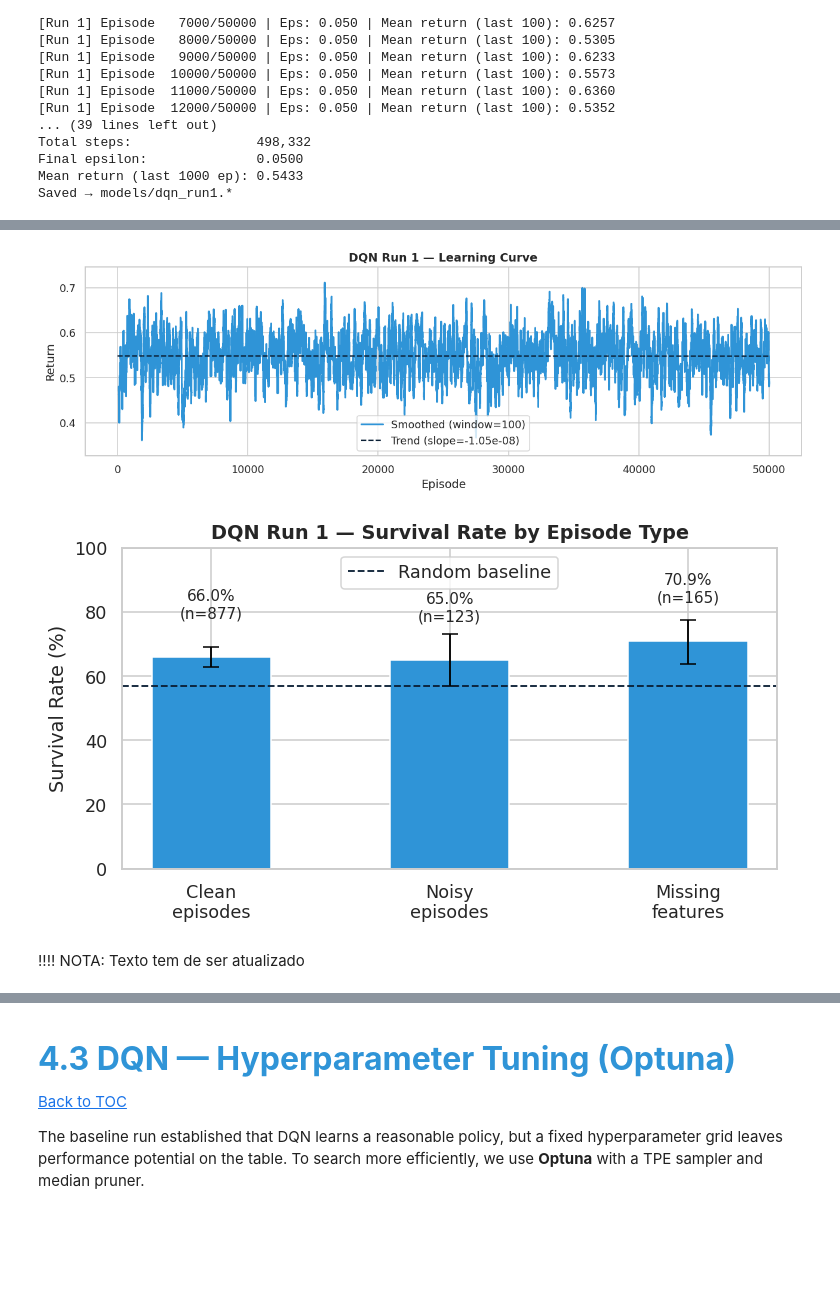
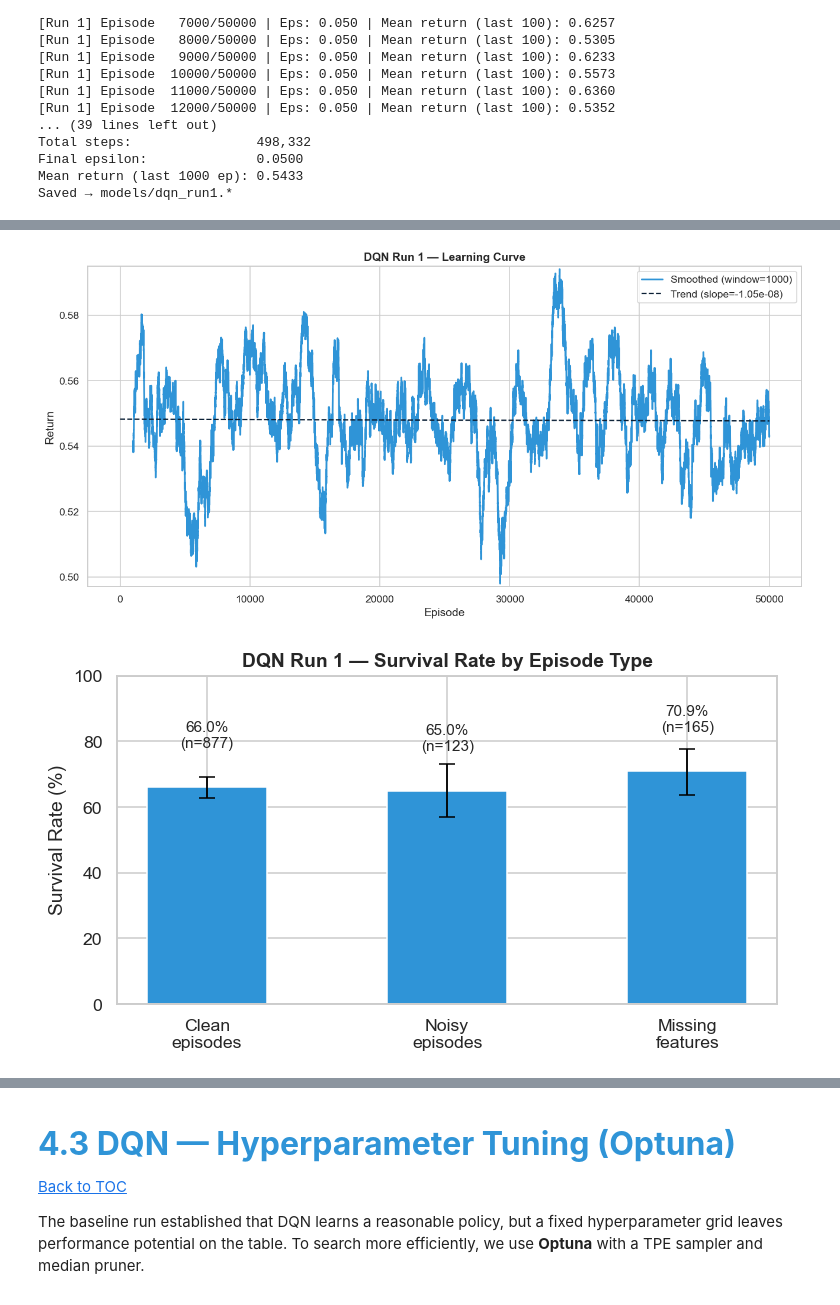
Before and after one commit to mariamiguel720/Reinforcement-Learning-Project-25-26, a Jupyter notebook: RL_Config_B - cópia.ipynb, the cells around one changed output, grey strips where cells are left out. Drawn from its saved outputs; the diff is of its cells as text; code cells hidden in the pictures; blank space fills up the shorter version.

```diff
--- a/RL_Config_B - cópia.ipynb
+++ b/RL_Config_B - cópia.ipynb
@@ -900,20 +915,19 @@ make_sepsis_env | sofa_bias=5.0 → mean start SOFA: 9.02
 # %%
 # DQN Run 1 - Learning Curve
 dqn_all_returns = np.load('models/dqn_returns_run1.npy')
 
-plot_learning_curve(dqn_all_returns, label='DQN Run 1', window=100)
+plot_learning_curve(dqn_all_returns, label='DQN Run 1', window=1000)
 # %% [output]
-[figure, old version]
+[figure, new version]
 # %%
-# DQN Run 1 - Episode type comparison
+# DQN Run 1 — Episode type comparison
 plot_episode_type_comparison(
-    dqn_noisy, dqn_clean, dqn_missing,
+    dqn_run1_eval['noisy'],
+    dqn_run1_eval['clean'],
+    dqn_run1_eval['missing'],
     label='DQN Run 1',
-    baseline=clinical_rand_mean
 )
 # %% [output]
-[figure, old version]
+[figure, new version]
-# %% [markdown]
-!!!! NOTA: Texto tem de ser atualizado
 # %% [markdown]
 The training curve shows **high variance throughout** with no clear
```
Also changed, not shown: parts of 52 cells of this notebook, 7 other files.
